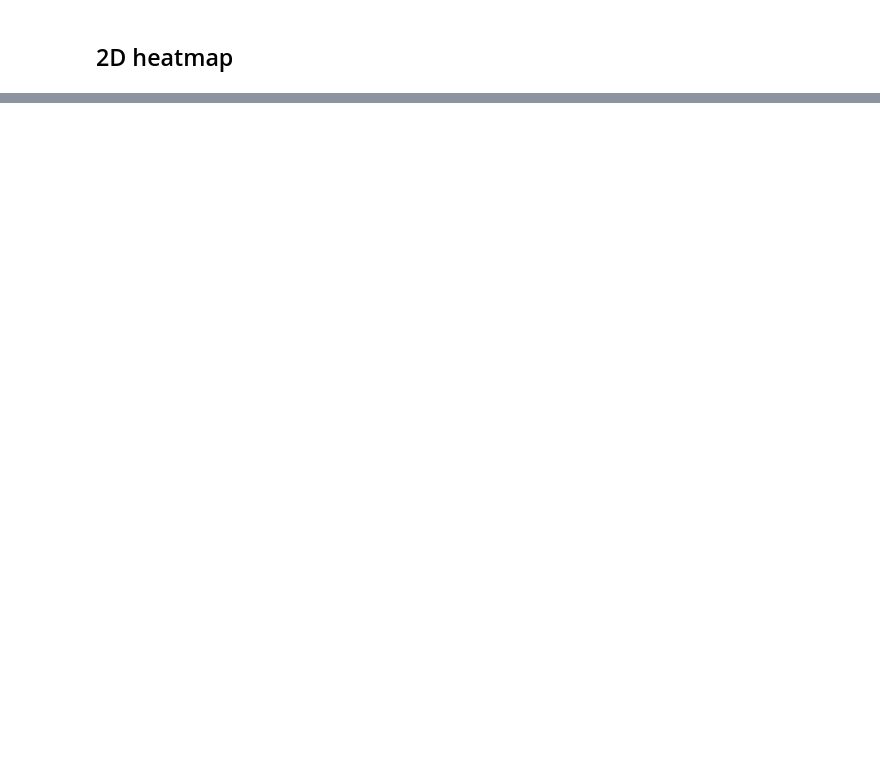
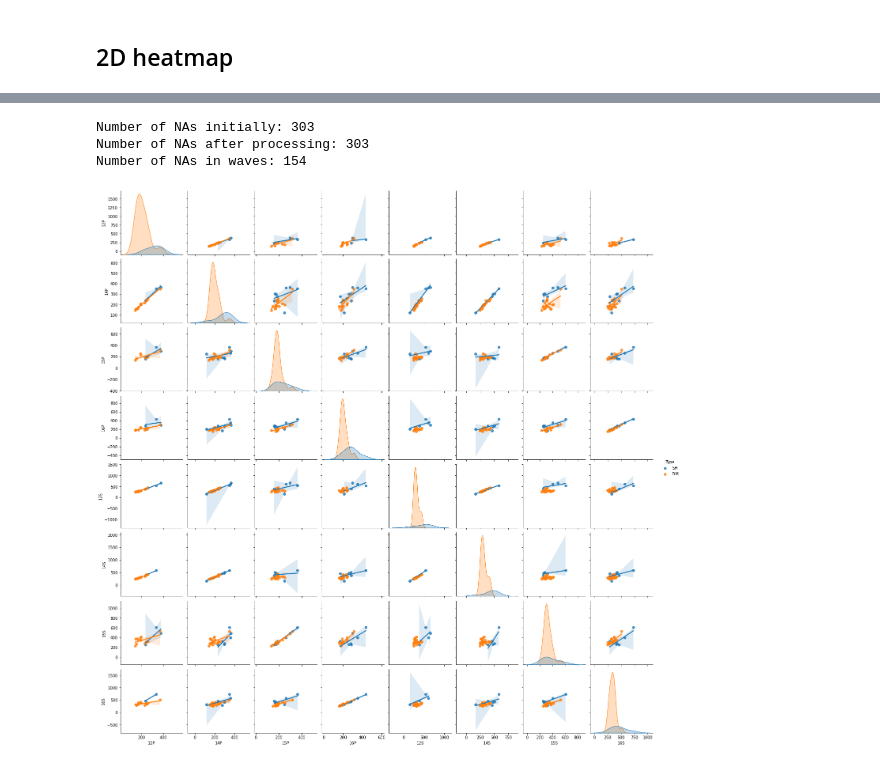
Before and after one commit to ivanmm25/space_seismologists, a Jupyter notebook: etl/data.ipynb, the cells around one changed output, grey strips where cells are left out. Saved outputs shown, nothing was run; the diff lists cells and outputs as text; code cells hidden in the pictures; blank space fills up the shorter version.

```diff
--- a/etl/data.ipynb
+++ b/etl/data.ipynb
@@ -77 +92,17 @@ rgbvalue
+# %%
+# Integer values of depth
+def white_to_blue_hex(list_of_values):
+
+    dict_value_to_colour = {}
+
+    n_values = int(max(list_of_values)-min(list_of_values))
+
+    white = Color("white")
+    colors = list(white.range_to(Color("blue"), n_values))
+
+    for value in list_of_values:
+        if not np.isnan(value):
+            dict_value_to_colour[int(value)] = colors[int(value)-1]
+
+    return dict_value_to_colour
 # %%
@@ -136,0 +214,19 @@ if not os.path.exists(f"{inputfolder}/lognonne_2003_catalog_adapted.csv") or rec
+# %%
+print(f"Number of NAs initially: {lognonne_df.isna().sum().sum()}")
+lognonne_df_notna = lognonne_df.dropna(axis=0, how=remove_na)
+print(f"Number of NAs after processing: {lognonne_df_notna.isna().sum().sum()}")
+
+pwaves = [f"{st}P" for st in stations]
+swaves =  [f"{st}S" for st in stations]
+lognonne_df_notna_waves = lognonne_df_notna[pwaves+swaves+["Type"]]
+print(f"Number of NAs in waves: {lognonne_df_notna_waves.isna().sum().sum()}")
+# %% [output]
+Number of NAs initially: 303
+Number of NAs after processing: 303
+Number of NAs in waves: 154
+# %%
+lognonne_df_notna_waves_moonquakes = lognonne_df_notna_waves[lognonne_df_notna_waves["Type"].isin(["DM", "SH"])]
+pairgrid = sns.pairplot(lognonne_df_notna_waves_moonquakes, hue="Type", kind="reg")
+pairgrid.savefig(f"../images/pairgrid.png", transparent=False, dpi=mydpi)
+# %% [output]
+[figure, added]
```
Also changed, not shown: parts of 24 cells of this notebook, 13 other files.
